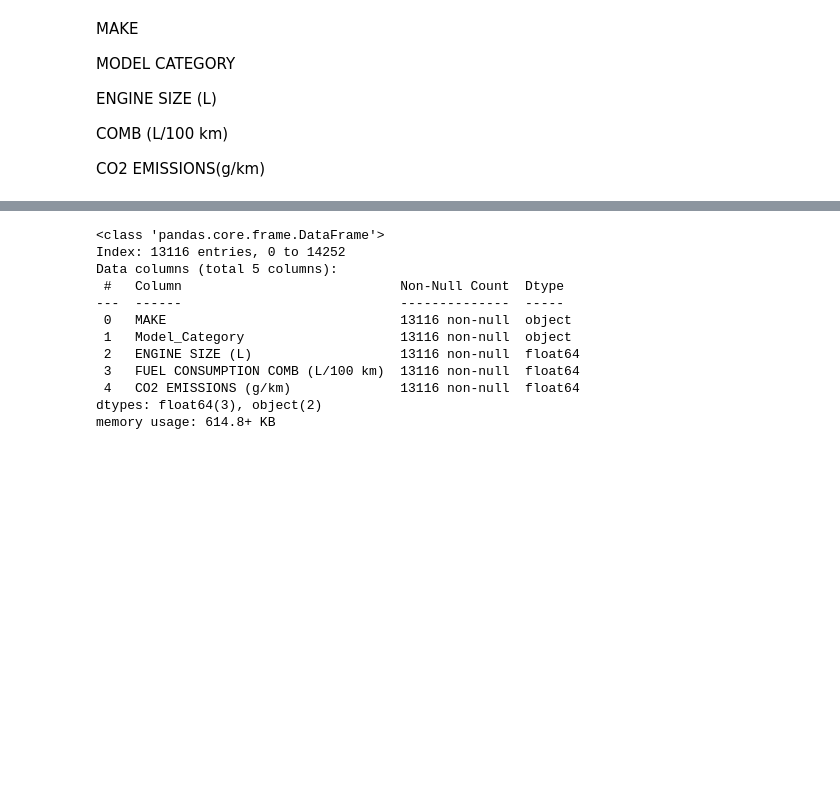
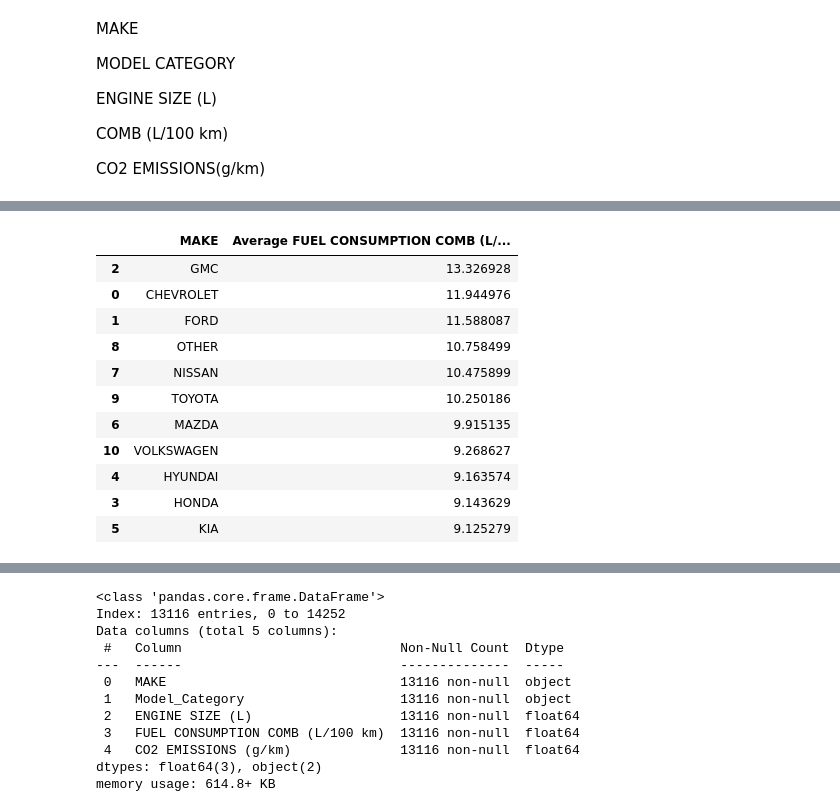
Before and after one commit to GabrielSpagnuolo15/AI_In_Business_Schulich, a Jupyter notebook: Assignments/Assignment1NewVersion.ipynb, the cells around one changed output, grey strips where cells are left out. Saved outputs shown, nothing was run; the diff lists cells and outputs as text; code cells hidden in the pictures; blank space fills up the shorter version.

```diff
--- a/Assignments/Assignment1NewVersion.ipynb
+++ b/Assignments/Assignment1NewVersion.ipynb
@@ -325,3 +357,18 @@ df.head()
+# %%
+df.groupby('MAKE')['FUEL CONSUMPTION COMB (L/100 km)'].mean().reset_index(name='Average FUEL CONSUMPTION COMB (L/100 km)').sort_values(by='Average FUEL CONSUMPTION COMB (L/100 km)', ascending=False)
+# %% [output]
+|  | MAKE | Average FUEL CONSUMPTION COMB (L/... |
+| 2 | GMC | 13.326928 |
+| 0 | CHEVROLET | 11.944976 |
+| 1 | FORD | 11.588087 |
+| 8 | OTHER | 10.758499 |
+| 7 | NISSAN | 10.475899 |
+| 9 | TOYOTA | 10.250186 |
+| 6 | MAZDA | 9.915135 |
+| 10 | VOLKSWAGEN | 9.268627 |
+| 4 | HYUNDAI | 9.163574 |
+| 3 | HONDA | 9.143629 |
+| 5 | KIA | 9.125279 |
 # %%
 selected_features = ['MAKE', 'Model_Category','ENGINE SIZE (L)', 'FUEL CONSUMPTION COMB (L/100 km)', 'CO2 EMISSIONS (g/km)']
 # %%
```
Also changed, not shown: parts of 11 cells of this notebook.
